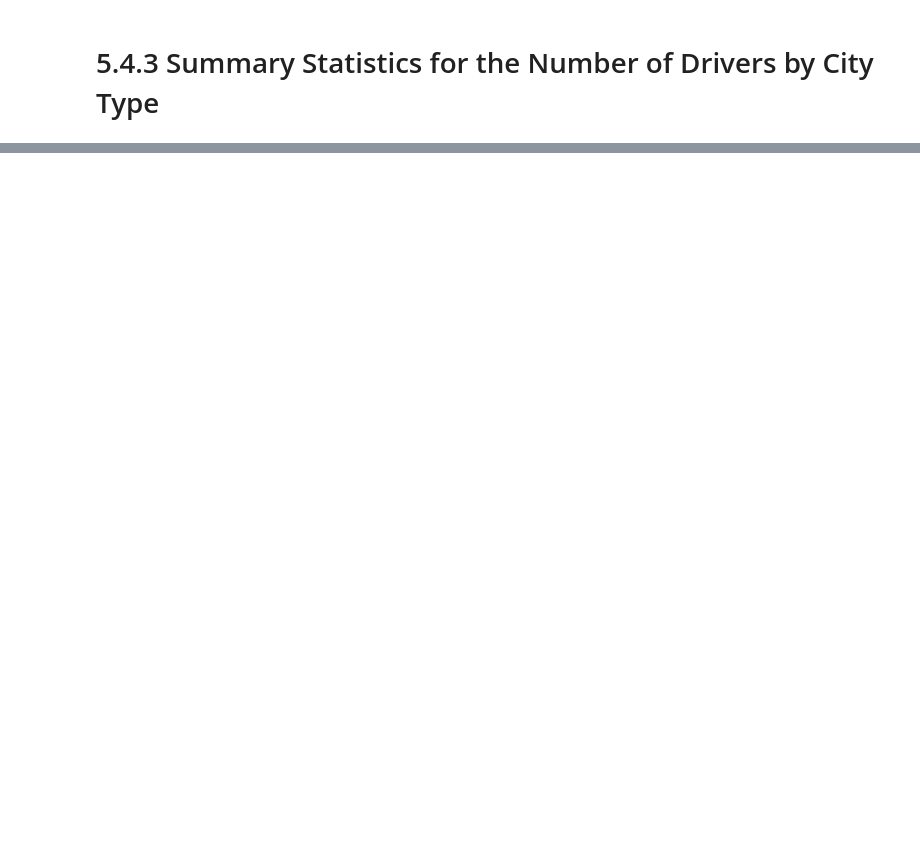
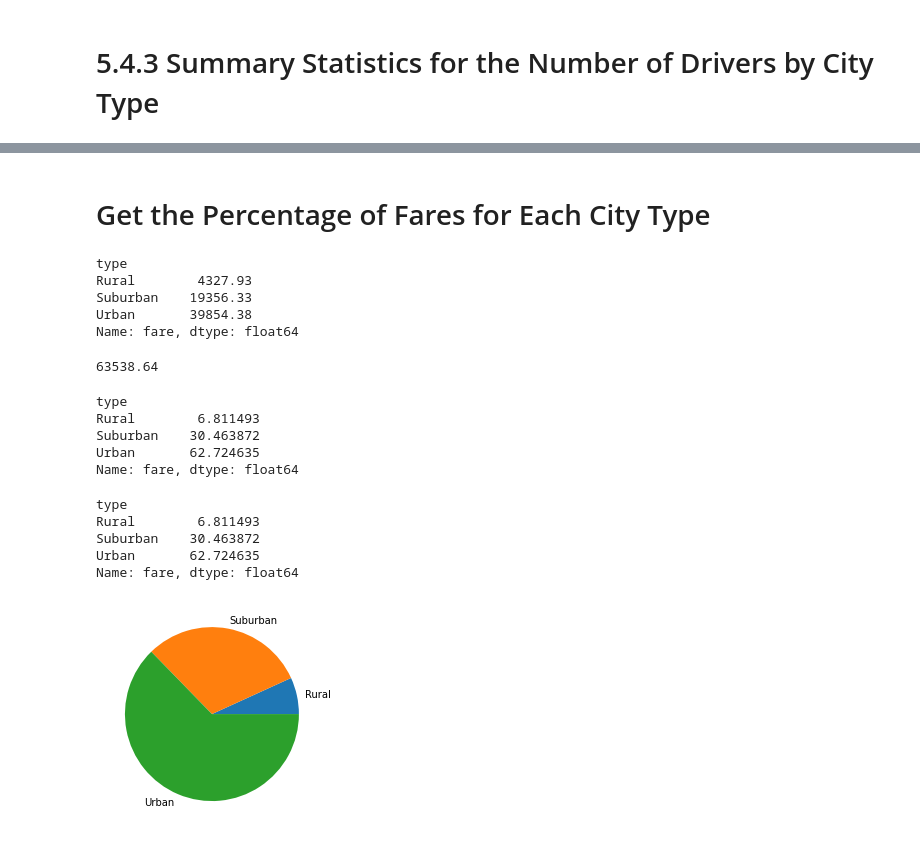
Before and after one commit to deepayogesh/PyBer_Analysis, a Jupyter notebook: PyBer.ipynb, the cells around one changed output, grey strips where cells are left out. Drawn from its saved outputs; the diff is of its cells as text; code cells hidden in the pictures; blank space fills up the shorter version.

```diff
--- a/PyBer.ipynb
+++ b/PyBer.ipynb
@@ -823,0 +659,44 @@ plt.show()
+# %% [markdown]
+# Get the Percentage of Fares for Each City Type
+# %%
+#calculate the percentage of the total fares for each city type based on the total fares
+# Get the sum of the fares for each city type.
+sum_fares_by_type = pyber_data_df.groupby(["type"]).sum()["fare"]  # we got this as series
+sum_fares_by_type
+# %% [output]
+type
+Rural        4327.93
+Suburban    19356.33
+Urban       39854.38
+Name: fare, dtype: float64
+# %%
+# get the sum of all the fares so use the total daat frame
+total_fares = pyber_data_df["fare"].sum()    # this is a series
+total_fares                # this is the sum of the fare for all city types  together
+# %% [output]
+63538.64
+# %%
+# lets calculate percentage of fares for each city type
+type_percents = 100 * sum_fares_by_type / total_fares
+type_percents
+# %% [output]
+type
+Rural        6.811493
+Suburban    30.463872
+Urban       62.724635
+Name: fare, dtype: float64
+# %%
+type_percents = 100 * pyber_data_df.groupby(["type"]).sum()["fare"] /total_fares
+type_percents
+# %% [output]
+type
+Rural        6.811493
+Suburban    30.463872
+Urban       62.724635
+Name: fare, dtype: float64
+# %%
+# Build the percentage of fares by city type pie chart.
+plt.pie(type_percents, labels = ["Rural", "Suburban", "Urban"])
+plt.show()
+# %% [output]
+[figure, added]
```
Also changed, not shown: parts of 59 cells of this notebook.
